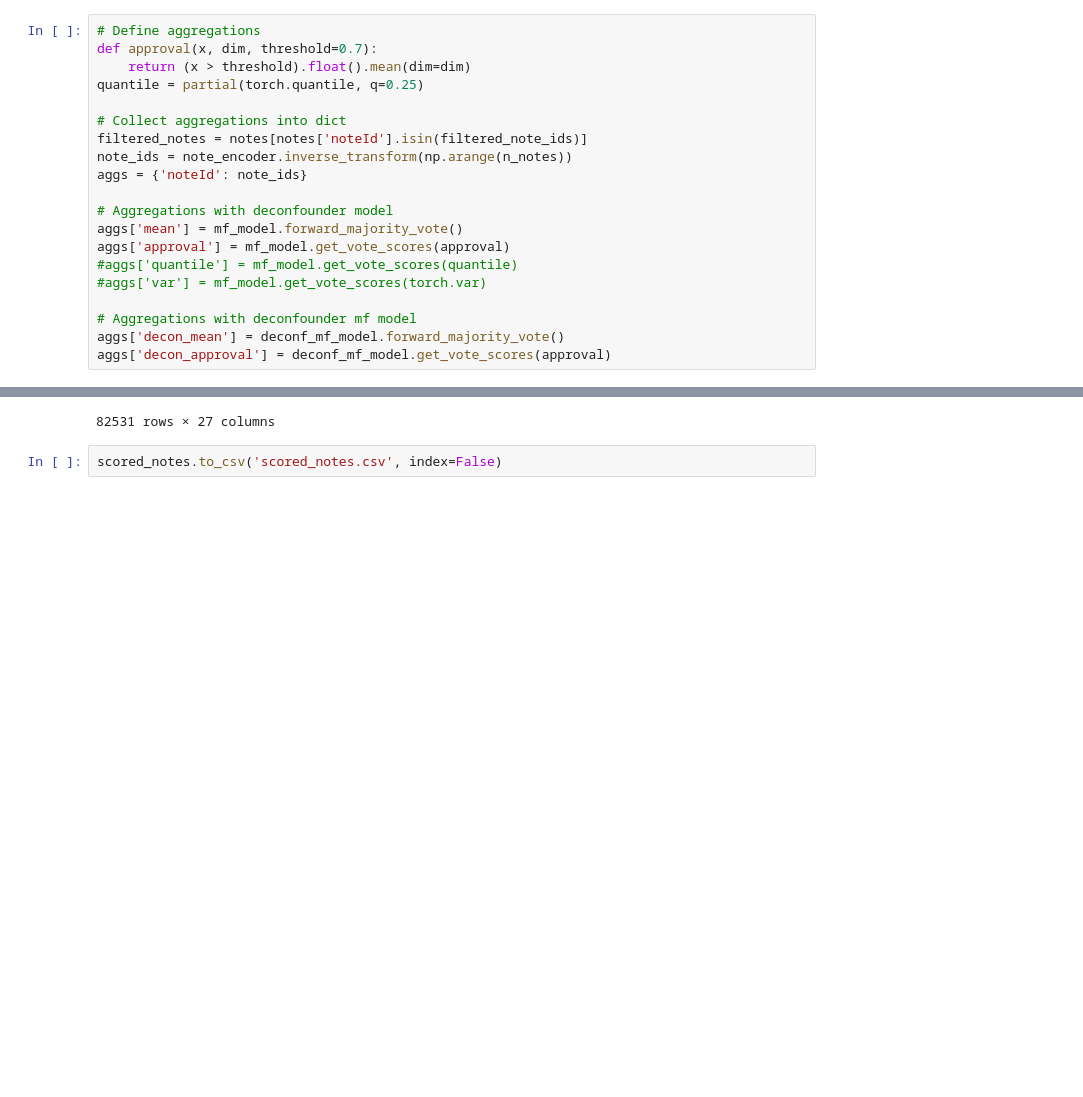
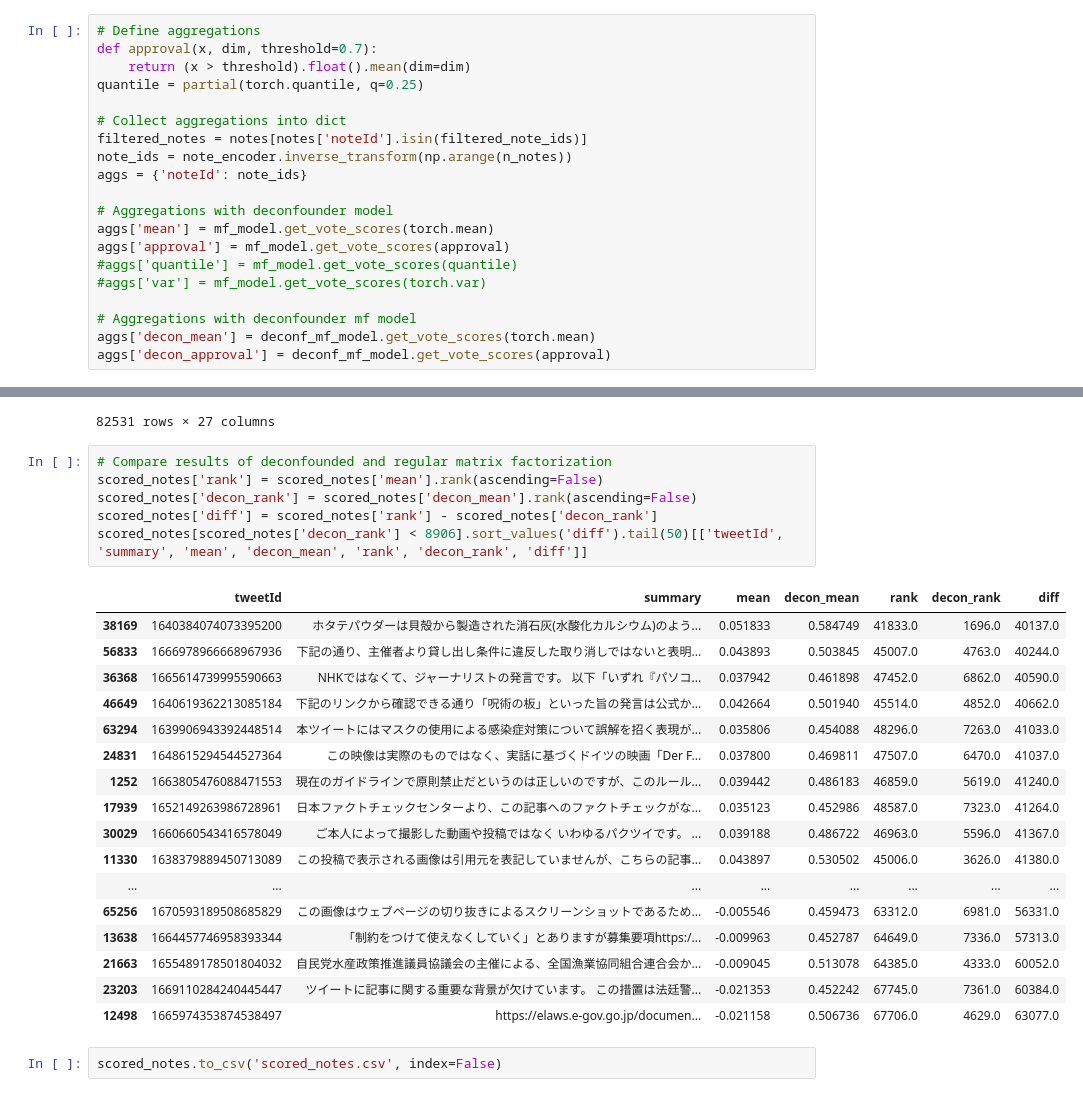
Before and after one commit to smilli/voting, a Jupyter notebook: community_notes.ipynb, the cells around one changed output, grey strips where cells are left out. Cells and saved outputs as stored; diff of their text form; blank space fills up the shorter version.

```diff
--- a/community_notes.ipynb
+++ b/community_notes.ipynb
@@ -167,13 +167,13 @@ note_ids = note_encoder.inverse_transform(np.arange(n_notes))
 aggs = {'noteId': note_ids}
 
 # Aggregations with deconfounder model
-aggs['mean'] = mf_model.forward_majority_vote()
+aggs['mean'] = mf_model.get_vote_scores(torch.mean)
 aggs['approval'] = mf_model.get_vote_scores(approval)
 #aggs['quantile'] = mf_model.get_vote_scores(quantile)
 #aggs['var'] = mf_model.get_vote_scores(torch.var)
 
 # Aggregations with deconfounder mf model
-aggs['decon_mean'] = deconf_mf_model.forward_majority_vote()
+aggs['decon_mean'] = deconf_mf_model.get_vote_scores(torch.mean)
 aggs['decon_approval'] = deconf_mf_model.get_vote_scores(approval)
 # %%
 note_results = pd.DataFrame(aggs)
@@ -194,5 +194,29 @@ scored_notes
 | 82529 | 1670228739597148161 | ABAA5534156E3FEE72AEF02888B876C7B... | 1687048537528 | 1670174683466027008 | MISINFORMED_OR_POTENTIALLY_MISLEA... | NaN | NaN | ... |
 | 82530 | 1670332366223560704 | ABAA5534156E3FEE72AEF02888B876C7B... | 1687073244041 | 1670282752191787008 | MISINFORMED_OR_POTENTIALLY_MISLEA... | NaN | NaN | ... |
 82531 rows × 27 columns
+# %%
+# Compare results of deconfounded and regular matrix factorization
+scored_notes['rank'] = scored_notes['mean'].rank(ascending=False)
+scored_notes['decon_rank'] = scored_notes['decon_mean'].rank(ascending=False)
+scored_notes['diff'] = scored_notes['rank'] - scored_notes['decon_rank']
+scored_notes[scored_notes['decon_rank'] < 8906].sort_values('diff').tail(50)[['tweetId', 'summary', 'mean', 'decon_mean', 'rank', 'decon_rank', 'diff']]
+# %% [output]
+|  | tweetId | summary | mean | decon_mean | rank | decon_rank | diff |
+| 38169 | 1640384074073395200 | ホタテパウダーは貝殻から製造された消石灰(水酸化カルシウム)のよう... | 0.051833 | 0.584749 | 41833.0 | 1696.0 | 40137.0 |
+| 56833 | 1666978966668967936 | 下記の通り、主催者より貸し出し条件に違反した取り消しではないと表明... | 0.043893 | 0.503845 | 45007.0 | 4763.0 | 40244.0 |
+| 36368 | 1665614739995590663 | NHKではなくて、ジャーナリストの発言です。 以下「いずれ『パソコ... | 0.037942 | 0.461898 | 47452.0 | 6862.0 | 40590.0 |
+| 46649 | 1640619362213085184 | 下記のリンクから確認できる通り「呪術の板」といった旨の発言は公式か... | 0.042664 | 0.501940 | 45514.0 | 4852.0 | 40662.0 |
+| 63294 | 1639906943392448514 | 本ツイートにはマスクの使用による感染症対策について誤解を招く表現が... | 0.035806 | 0.454088 | 48296.0 | 7263.0 | 41033.0 |
+| 24831 | 1648615294544527364 | この映像は実際のものではなく、実話に基づくドイツの映画「Der F... | 0.037800 | 0.469811 | 47507.0 | 6470.0 | 41037.0 |
+| 1252 | 1663805476088471553 | 現在のガイドラインで原則禁止だというのは正しいのですが、このルール... | 0.039442 | 0.486183 | 46859.0 | 5619.0 | 41240.0 |
+| 17939 | 1652149263986728961 | 日本ファクトチェックセンターより、この記事へのファクトチェックがな... | 0.035123 | 0.452986 | 48587.0 | 7323.0 | 41264.0 |
+| 30029 | 1660660543416578049 | ご本人によって撮影した動画や投稿ではなく いわゆるパクツイです。 ... | 0.039188 | 0.486722 | 46963.0 | 5596.0 | 41367.0 |
+| 11330 | 1638379889450713089 | この投稿で表示される画像は引用元を表記していませんが、こちらの記事... | 0.043897 | 0.530502 | 45006.0 | 3626.0 | 41380.0 |
+| ... | ... | ... | ... | ... | ... | ... | ... |
+| 65256 | 1670593189508685829 | この画像はウェブページの切り抜きによるスクリーンショットであるため... | -0.005546 | 0.459473 | 63312.0 | 6981.0 | 56331.0 |
+| 13638 | 1664457746958393344 | 「制約をつけて使えなくしていく」とありますが募集要項https:/... | -0.009963 | 0.452787 | 64649.0 | 7336.0 | 57313.0 |
+| 21663 | 1655489178501804032 | 自民党水産政策推進議員協議会の主催による、全国漁業協同組合連合会か... | -0.009045 | 0.513078 | 64385.0 | 4333.0 | 60052.0 |
+| 23203 | 1669110284240445447 | ツイートに記事に関する重要な背景が欠けています。 この措置は法廷警... | -0.021353 | 0.452242 | 67745.0 | 7361.0 | 60384.0 |
+| 12498 | 1665974353874538497 | https://elaws.e-gov.go.jp/documen... | -0.021158 | 0.506736 | 67706.0 | 4629.0 | 63077.0 |
 # %%
 scored_notes.to_csv('scored_notes.csv', index=False)
```
Also changed, not shown: parts of 2 cells of this notebook, 1 other file.
